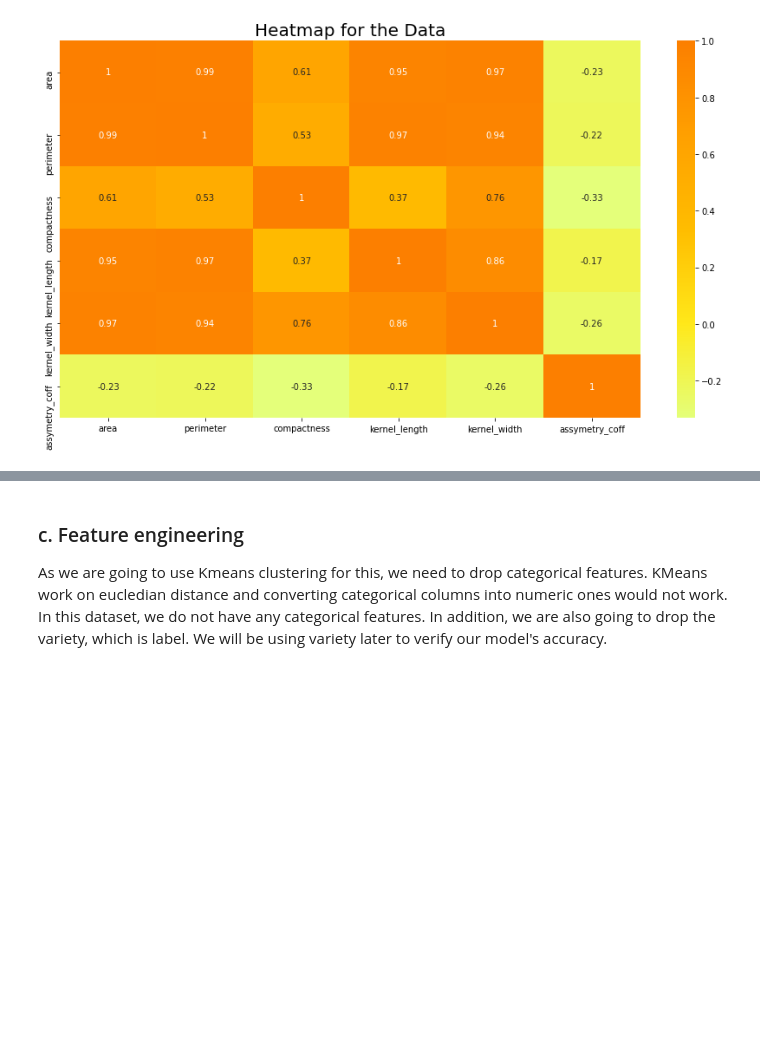
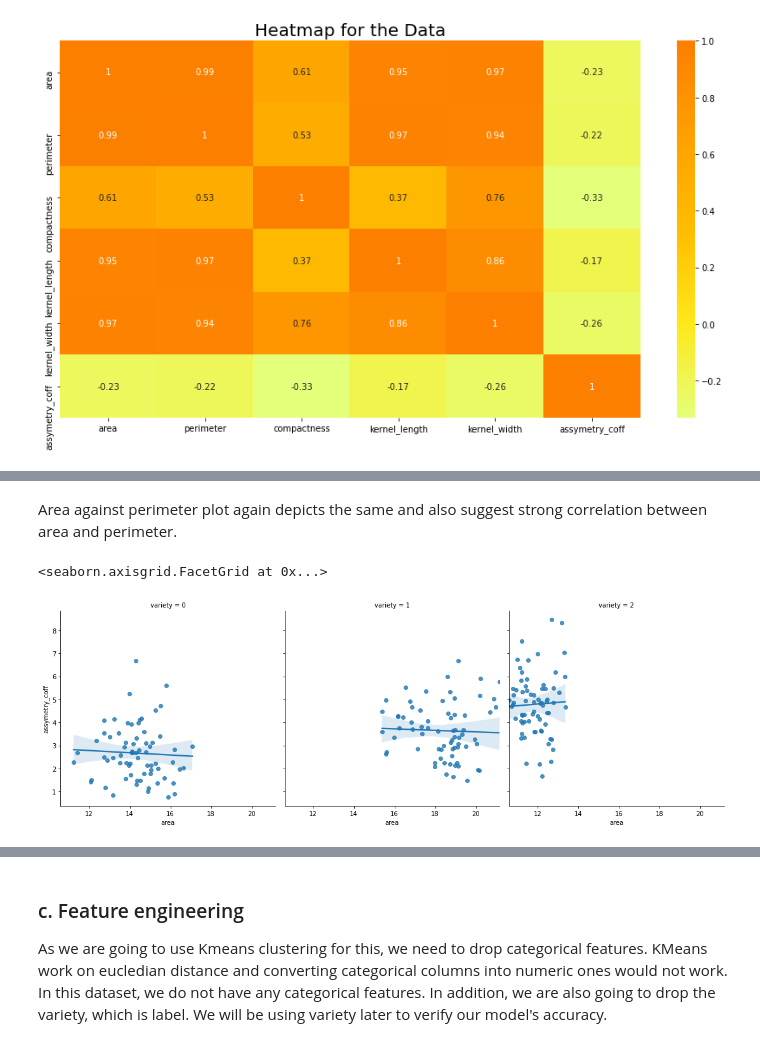
Before and after one commit to nikhilbhide/Machine-Learning, a Jupyter notebook: clustering/wheat_seeds/k_means_clustering.ipynb, the cells around one changed output, grey strips where cells are left out. Cells and saved outputs as stored; diff of their text form; code cells hidden in the pictures; blank space fills up the shorter version.

```diff
--- a/clustering/wheat_seeds/k_means_clustering.ipynb
+++ b/clustering/wheat_seeds/k_means_clustering.ipynb
@@ -125,0 +139,7 @@ plt.show()
+# %% [markdown]
+Area against perimeter plot again depicts the same and also suggest strong correlation between area and perimeter.
+# %%
+sns.lmplot(x="area",y="assymetry_coff",data=df,col="variety")
+# %% [output]
+<seaborn.axisgrid.FacetGrid at 0x...>
+[figure, added]
```
Also changed, not shown: parts of 8 cells of this notebook.
